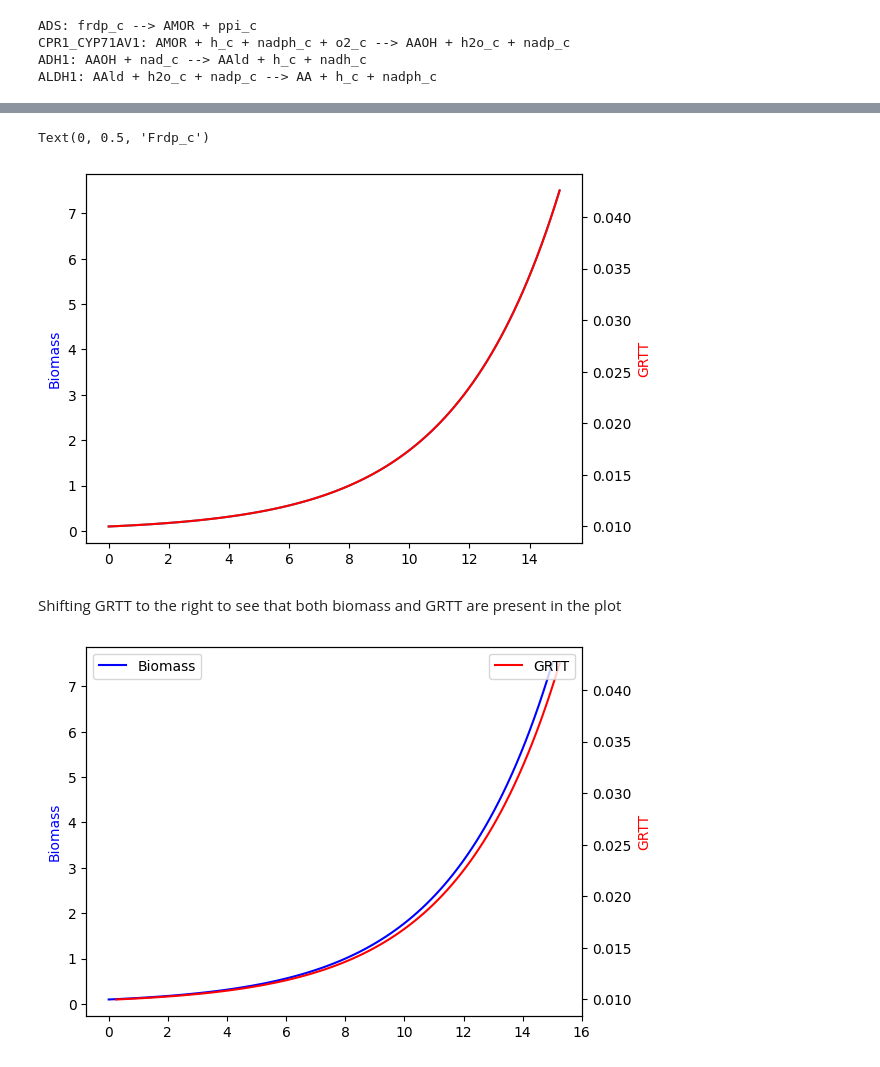
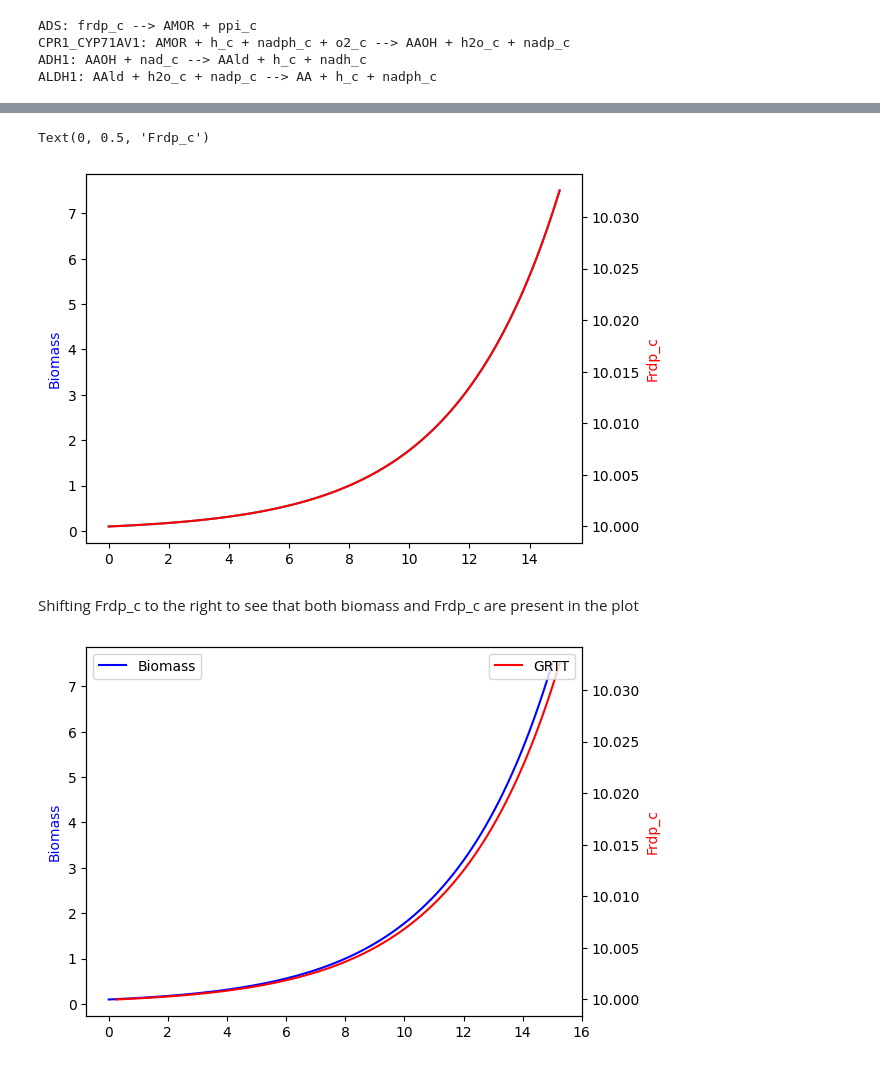
Before and after one commit to 27410/group-assignment-group-8, a Jupyter notebook: Analysis/10_dFBA_Frdp_c.ipynb, the cells around one changed output, grey strips where cells are left out. Saved outputs shown, nothing was run; the diff lists cells and outputs as text; code cells hidden in the pictures.

```diff
--- a/Analysis/10_dFBA_Frdp_c.ipynb
+++ b/Analysis/10_dFBA_Frdp_c.ipynb
@@ -65,7 +65,7 @@ infeasible_event.direction = 1
 infeasible_event.terminal = True
 # %%
 ts = np.linspace(0, 15, 100)  # Desired integration resolution and interval
-y0 = [0.1, 0.01]
+y0 = [0.1, 10]
 
 with tqdm() as pbar:
     dynamic_system.pbar = pbar
@@ -110,35 +110,35 @@ ax.set_ylabel('Biomass', color='b')
 ax2.set_ylabel('Frdp_c', color='r')
 # %% [output]
 Text(0, 0.5, 'Frdp_c')
-[figure, old version]
+[figure, new version]
 # %% [markdown]
-Shifting GRTT to the right to see that both biomass and GRTT are present in the plot
+Shifting Frdp_c to the right to see that both biomass and Frdp_c are present in the plot
 # %%
 import matplotlib.pyplot as plt
 import numpy as np
 
 # Assuming 'sol' is defined and contains the data for plotting
 
 ax = plt.subplot(111)
 
 # Plot Biomass
 ax.plot(sol.t, sol.y.T[:, 0], label='Biomass', color='b')
 
 # Create a shifted time array for GRTT
 shift_value = 0.25  # You can adjust this value
 t_shifted = sol.t + shift_value
 
 # Plot GRTT with shifted time
 ax2 = plt.twinx(ax)
 ax2.plot(t_shifted, sol.y.T[:, 1], label='GRTT', color='r')
 
 ax.set_ylabel('Biomass', color='b')
-ax2.set_ylabel('GRTT', color='r')
+ax2.set_ylabel('Frdp_c', color='r')
 
 # Show legend for both plots
 ax.legend(loc='upper left')
 ax2.legend(loc='upper right')
 
 plt.show()
 # %% [output]
-[figure, old version]
+[figure, new version]
```
Also changed, not shown: parts of 1 cell of this notebook.
